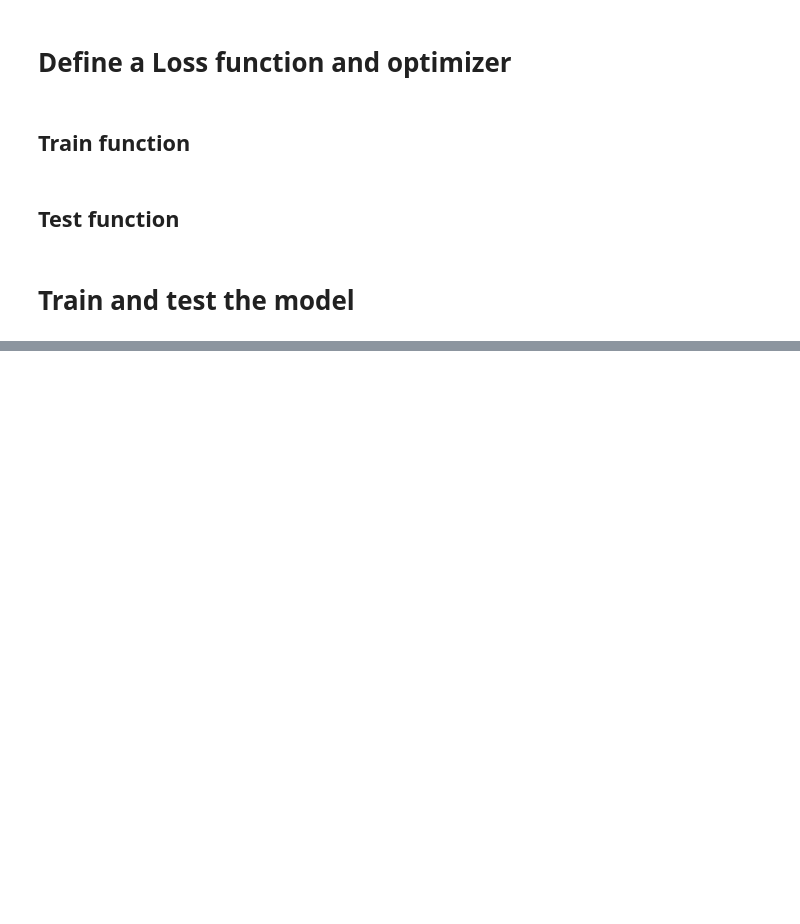
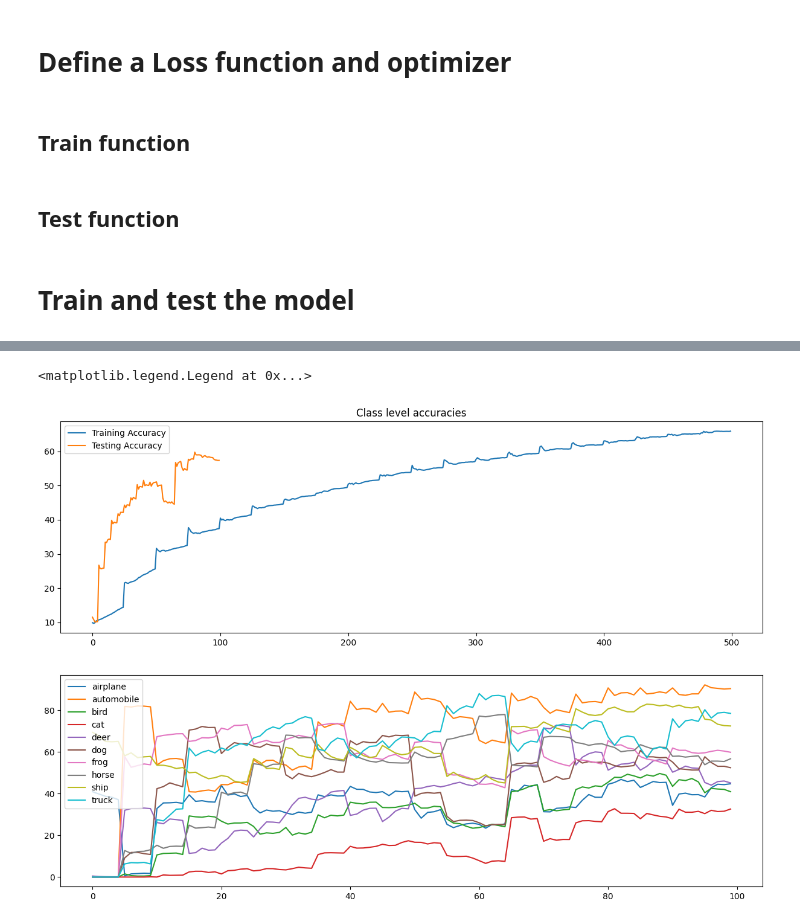
Before and after one commit to bensooraj/pytorch-s8-CIFAR10, a Jupyter notebook: cifar10_playground.ipynb, the cells around one changed output, grey strips where cells are left out. Drawn from its saved outputs; the diff is of its cells as text; code cells hidden in the pictures; blank space fills up the shorter version.

Commit message:
preparing data to plot class level accuracy improvement.

```diff
--- a/cifar10_playground.ipynb
+++ b/cifar10_playground.ipynb
@@ -155,6 +155,9 @@ def train(
 # %% [markdown]
 ## Test function
 # %%
+# Prepare to collect class-level accuracies for each batch
+class_accuracies = {classname: [] for classname in classes}
+
 def test(
     model: 'torch.nn.Module',
     test_data_loader: 'torch.utils.data.DataLoader',
@@ -184,14 +187,21 @@ def test(
 
             # the class with the highest energy is what we choose as prediction
             predictions = outputs.argmax(dim=1, keepdim=True)  # get the index of the max log-probability
+
             correct += predictions.eq(targets.view_as(predictions)).sum().item()
             total += targets.size(0)
+            test_acc.append(100. * correct / total)
 
             # collect the correct predictions for each class
             for target, prediction in zip(targets, predictions):
                 if target == prediction:
                     correct_pred[classes[target]] += 1
                 total_pred[classes[target]] += 1
+
+            # Calculate and store accuracy for each class in the current batch
+            for classname in classes:
+                accuracy = 100 * float(correct_pred[classname]) / total_pred[classname] if total_pred[classname] > 0 else 0
+                class_accuracies[classname].append(accuracy)
 
     test_loss /= total
     test_losses.append(test_loss)
@@ -202,8 +212,6 @@ def test(
         print(f'Accuracy for class: {classname:5s} is {accuracy:.1f} %')
 
     print(f'Accuracy of the network on the test images: {100. * correct / total} %')
-
-    test_acc.append(100. * correct / total)
 # %% [markdown]
 # Train and test the model
 # %%
@@ -251,0 +260,19 @@ Text(0.5, 1.0, 'Test Accuracy')
+# %%
+fig, axs = plt.subplots(2,1,figsize=(15,10))
+
+axs[0].set_title("Train and Test Accuracies")
+axs[0].plot(train_acc, label='Training Accuracy')
+axs[0].plot(test_acc, label='Testing Accuracy')
+axs[0].legend()
+
+# Prepare data for plotting
+c_names = list(class_accuracies.keys())
+c_accuracies = list(class_accuracies.values())
+
+axs[0].set_title("Class level accuracies")
+for classname, accuracies in zip(c_names, c_accuracies):
+    axs[1].plot(accuracies, label=classname)
+axs[1].legend()
+# %% [output]
+<matplotlib.legend.Legend at 0x...>
+[figure, added]
```
Also changed, not shown: parts of 2 cells of this notebook.
